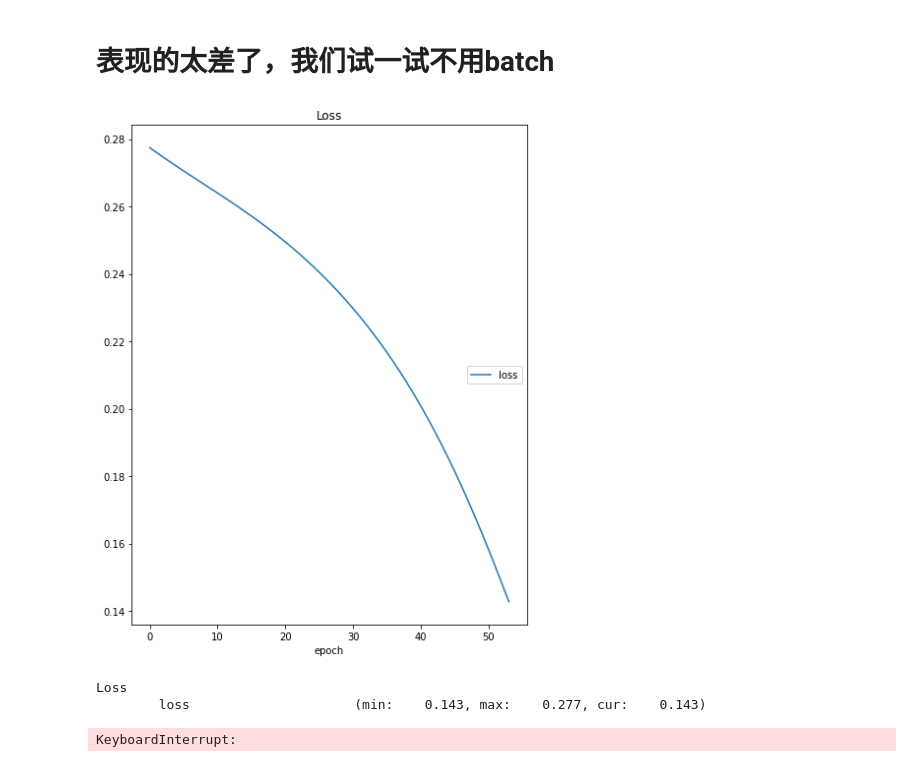
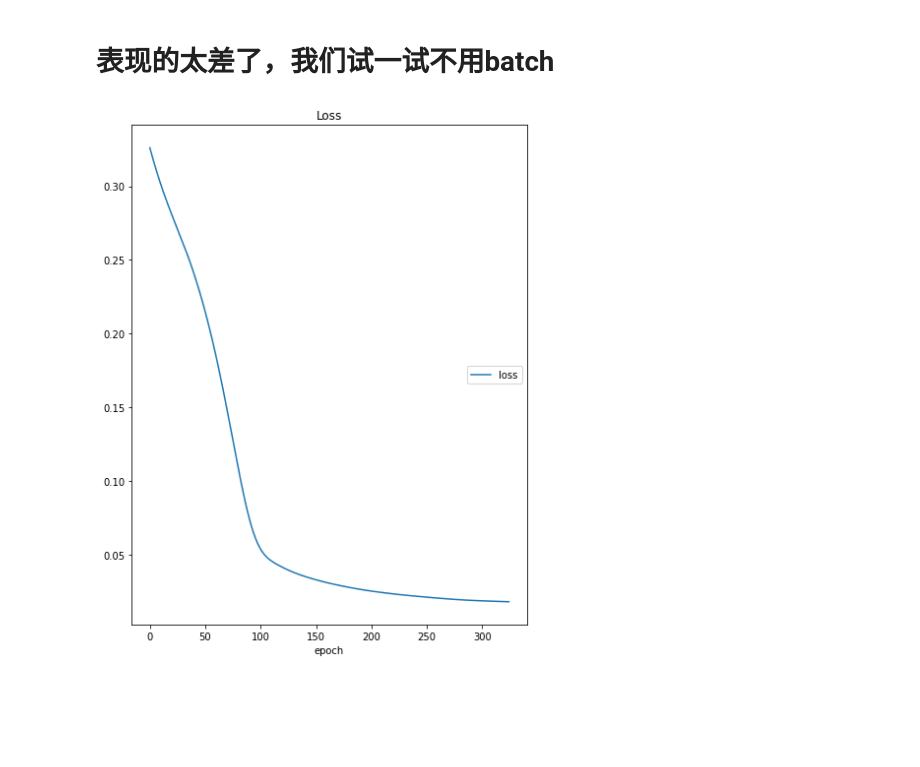
Before and after one commit to XiaofengYue/ML_Learning, a Jupyter notebook: Traffic_Prediction/Traffic_Prediction.ipynb, the cells around one changed output. Drawn from its saved outputs; the diff is of its cells as text; code cells hidden in the pictures; blank space fills up the shorter version.

Commit message:
update new batch_size and delete another version

```diff
--- a/Traffic_Prediction/Traffic_Prediction.ipynb
+++ b/Traffic_Prediction/Traffic_Prediction.ipynb
@@ -167,7 +167,7 @@ tensor([-1.3877, -1.3633, -1.3633,  ..., -1.1194, -1.0706, -1.2902])
 # %% [markdown]
 # 表现的太差了，我们试一试不用batch
 # %%
-batch_size = 60*24
+batch_size = 12 *24  *7
 seq_len = batch_size - 1
 
 batch_var_x = []
@@ -185,39 +185,36 @@ with torch.no_grad():
     weights = torch.tensor(weights, dtype=torch.float32, device=device)
 
 
-epoch = 230
+epoch = 1000
 net = RegLSTM(input_size, hidden_size, output_size, num_layers).cuda()
 
 optimizer = torch.optim.Adam(net.parameters(), lr=1e-3)
 
 net.train()
 
 p_loss = PlotLosses()
 logs = {}
 
 loss_value_list = []
 e_tqdm = tqdm(range(epoch))
 for e in e_tqdm:
     pred_y = net(batch_var_x.cuda())
 
     loss = ((pred_y - batch_var_y[:,:,np.newaxis].cuda()).view(-1, seq_len) **2 * weights)
     loss = loss.mean()
 
     optimizer.zero_grad()
     loss.backward()
     optimizer.step()
 
     loss_value_list.append(loss.item())
     logs['loss'] = loss.item()
     e_tqdm.set_description('Epoch: {:4}, Loss: {:.5f}'.format(e, loss.item()))
 
     p_loss.update(logs)
     p_loss.send()
 # %% [output]
-[figure, old version]
+[figure, new version]
-Loss
-        loss                     (min:    0.143, max:    0.277, cur:    0.143)
-KeyboardInterrupt:
 # %%
 '''testing'''
 net.eval()
```
Also changed, not shown: parts of 5 cells of this notebook.
